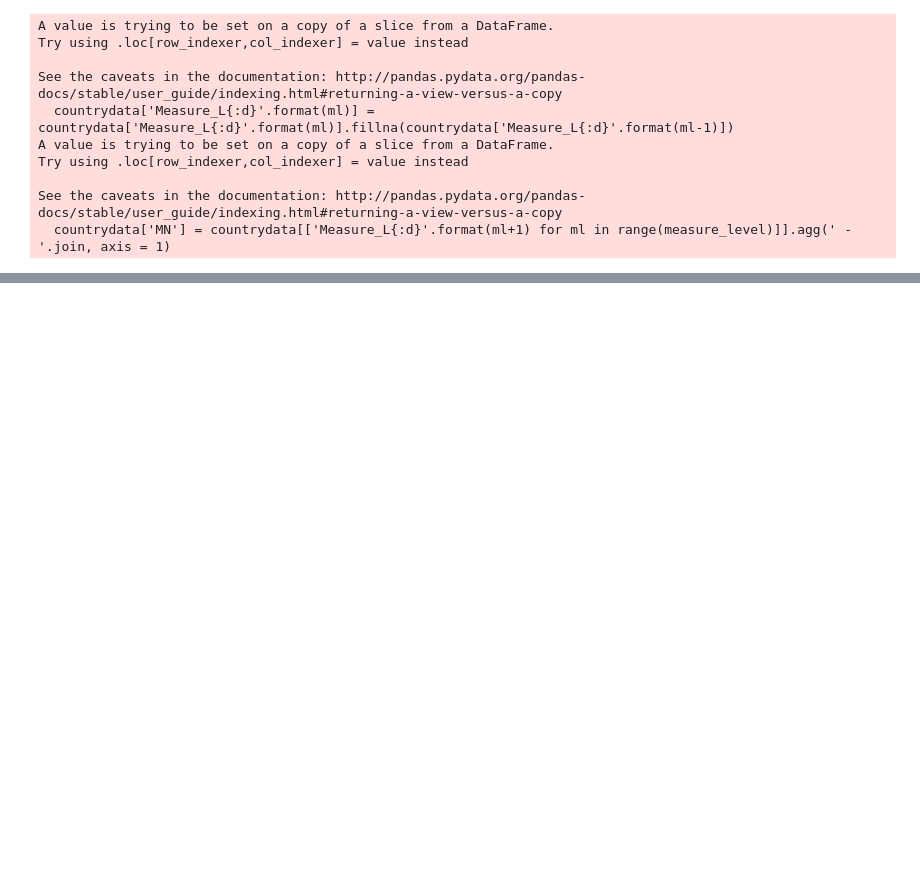
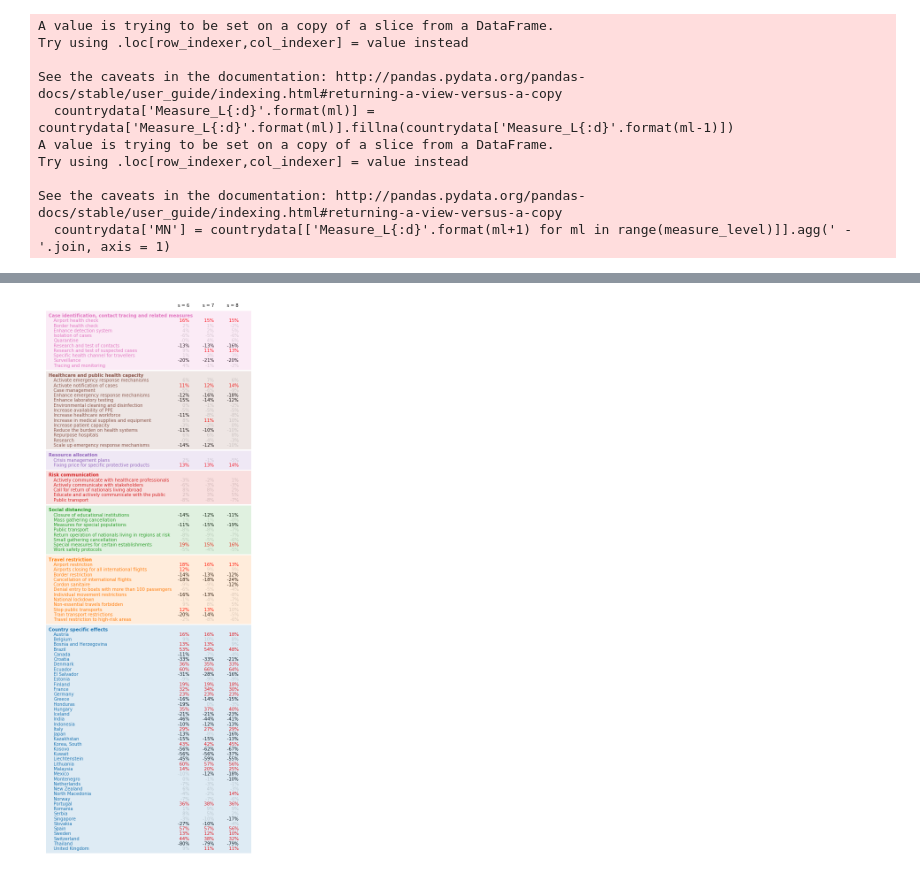
Before and after one commit to lukasgeyrhofer/corona, a Jupyter notebook: regression measures.ipynb, the cells around one changed output, grey strips where cells are left out. Cells and saved outputs as stored; diff of their text form; code cells hidden in the pictures; blank space fills up the shorter version.

```diff
--- a/regression measures.ipynb
+++ b/regression measures.ipynb
@@ -662,0 +761,17 @@ pickle.dump(model_singleC, open('pickle/model_singleC.pickle','wb'))
+# %%
+colornames = [cn for cn in matplotlib.colors.TABLEAU_COLORS.keys() if (cn.upper() != 'TAB:WHITE' and cn.upper() != 'TAB:GRAY')]
+
+countrylist = [paramname.split('.')[1].split(']')[0] for paramname in results_final7.params.index if paramname[:3] == 'C(C']
+
+# collect measure names for labels
+ml = GetMeasureIDs(measure_level = 2,mincount = 5, extend_measure_names=True)
+measure_level_dict = {}
+for mn in ml.keys():
+    l1,l2 = mn.split(' - ')
+    if not l1 in measure_level_dict.keys():
+        measure_level_dict[l1] = {}
+    measure_level_dict[l1][l2] = CleanUpMeasureName(l2)
+
+intercept6_RR = results_final6_RR.params['Intercept']
+intercept7_RR = results_final7_RR.params['Intercept']
+intercept8_RR = results_final8_RR.params['Intercept']
@@ -662,0 +789,77 @@ pickle.dump(model_singleC, open('pickle/model_singleC.pickle','wb'))
+# %%
+def significanceColor(beta):
+    if beta   >  0.1: return 'red'
+    elif beta > -0.1: return 'lightgray'
+    else:              return 'black'
+
+
+l1list = list(measure_level_dict.keys())
+l1list.sort()
+
+fig,ax = plt.subplots(figsize = (10,23))
+
+i = 0
+groupcolor = 0
+
+label_x = 1
+label_x_header = .6
+value_x  = 12
+value_dx = 2
+boxalpha = .15
+ax.annotate('Country specific effects',[label_x_header, len(countrylist)], c = colornames[groupcolor], weight = 'bold' )
+
+background = plt.Rectangle([label_x - .6, i - .65], value_x + 4.6, len(countrylist) + 1.8, fill = True, fc = colornames[groupcolor], alpha = boxalpha, zorder = 10)
+ax.add_patch(background)
+
+
+for country in countrylist[::-1]:
+    ax.annotate(country, [label_x, i], c= colornames[groupcolor])
+    beta_val6 = results_final6_RR.params['C(Country)[T.{}]'.format(country)] / intercept6_RR
+    beta_val7 = results_final7_RR.params['C(Country)[T.{}]'.format(country)] / intercept7_RR
+    beta_val8 = results_final8_RR.params['C(Country)[T.{}]'.format(country)] / intercept8_RR
+    c6 = significanceColor(beta_val6)
+    c7 = significanceColor(beta_val7)
+    c8 = significanceColor(beta_val8)
+    ax.annotate('{:6.0f}%'.format(beta_val6*100),[value_x + 0 * value_dx, i], c = c6, ha = 'right')
+    ax.annotate('{:6.0f}%'.format(beta_val7*100),[value_x + 1 * value_dx, i], c = c7, ha = 'right')
+    ax.annotate('{:6.0f}%'.format(beta_val8*100),[value_x + 2 * value_dx, i], c = c8, ha = 'right')
+    i += 1
+
+groupcolor += 1
+
+i+=2
+
+for l1 in l1list[::-1]:
+    ax.annotate(l1,[label_x_header, i + len(measure_level_dict[l1])], c = colornames[groupcolor], weight = 'bold')
+    l2list = list(measure_level_dict[l1].keys())
+    l2list.sort()
+
+    background = plt.Rectangle([label_x - .6, i - .65], value_x + 4.6, len(measure_level_dict[l1]) + 1.8, fill = True, fc = colornames[groupcolor], alpha = boxalpha, zorder = 10)
+    ax.add_patch(background)
+
+    for l2 in l2list[::-1]:
+        ax.annotate(l2,[label_x,i],c = colornames[groupcolor])
+        beta_val6 = results_final6_RR.params[measure_level_dict[l1][l2]]/intercept6_RR
+        beta_val7 = results_final7_RR.params[measure_level_dict[l1][l2]]/intercept7_RR
+        beta_val8 = results_final8_RR.params[measure_level_dict[l1][l2]]/intercept8_RR
+        c6 = significanceColor(beta_val6)
+        c7 = significanceColor(beta_val7)
+        c8 = significanceColor(beta_val8)
+        ax.annotate('{:6.0f}%'.format(beta_val6*100),[value_x + 0 * value_dx,i],c=c6,ha='right')
+        ax.annotate('{:6.0f}%'.format(beta_val7*100),[value_x + 1 * value_dx,i],c=c7,ha='right')
+        ax.annotate('{:6.0f}%'.format(beta_val8*100),[value_x + 2 * value_dx,i],c=c8,ha='right')
+        i+=1
+    i+=2
+    groupcolor += 1
+        #print('  {:60s} {:6.3f}'.format(l2,results_final.params[measure_level_dict[l1][l2]]/intercept))
+
+ax.annotate('s = 6', [value_x + 0*value_dx,i],ha='right')
+ax.annotate('s = 7', [value_x + 1*value_dx,i],ha='right')
+ax.annotate('s = 8', [value_x + 2*value_dx,i],ha='right')
+
+ax.set_xlim([0,20])
+ax.set_ylim([-1,i+1])
+ax.axis('off')
+plt.savefig('effects_measures_RR.pdf')
+# %% [output]
+[figure, added]
```
Also changed, not shown: parts of 21 cells of this notebook, 1 other file.
